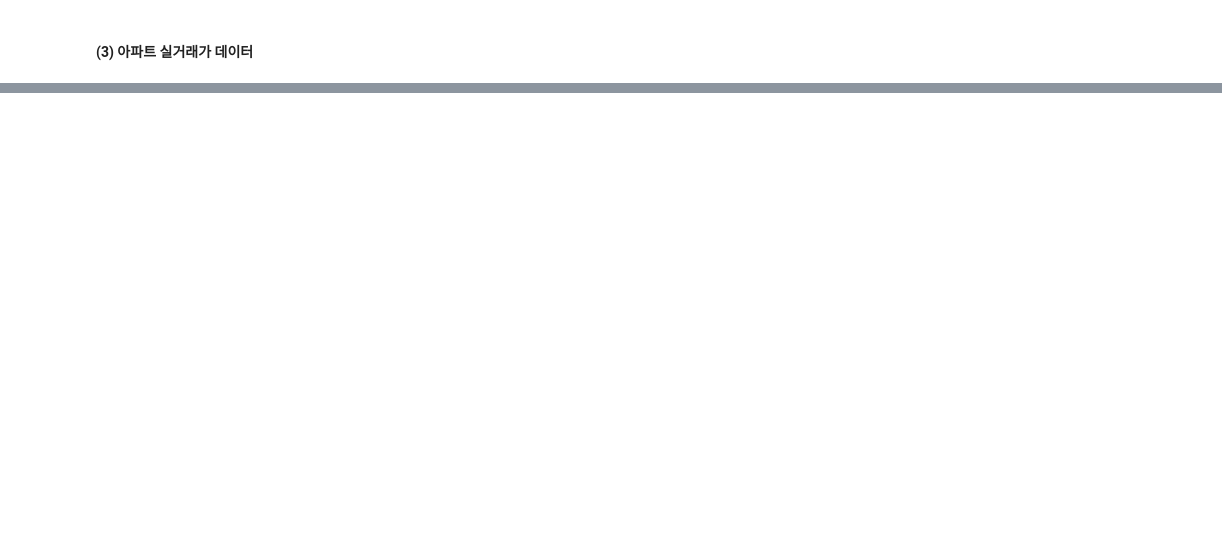
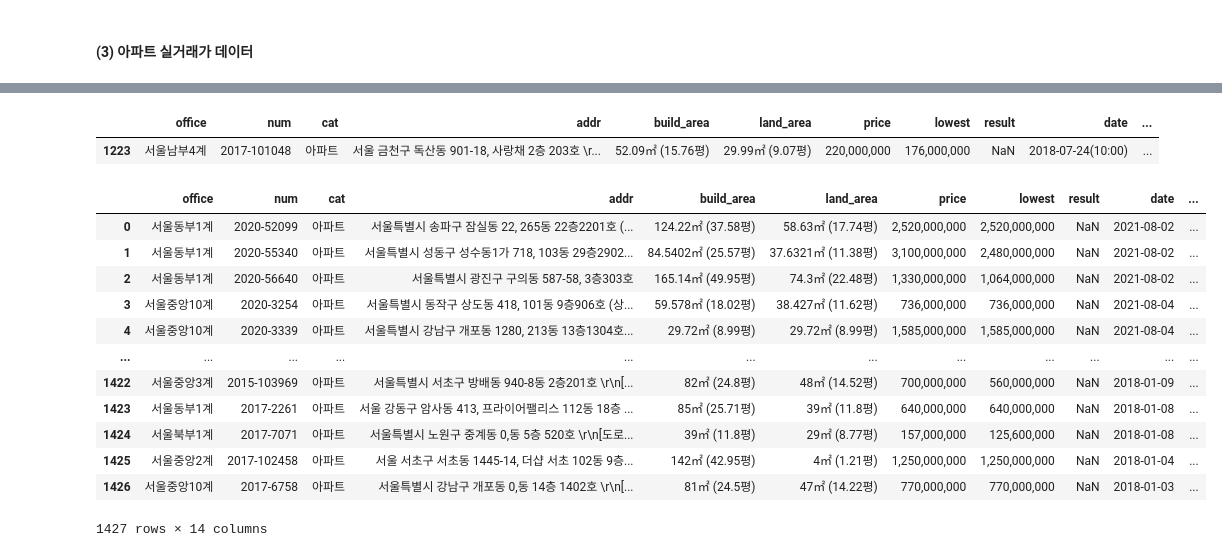
Before and after one commit to JinsolPark/final_project, a Jupyter notebook: jspark/01_데이터 준비.ipynb, the cells around one changed output, grey strips where cells are left out. Saved outputs shown, nothing was run; the diff lists cells and outputs as text; code cells hidden in the pictures; blank space fills up the shorter version.

```diff
--- a/jspark/01_데이터 준비.ipynb
+++ b/jspark/01_데이터 준비.ipynb
@@ -258,0 +1011,28 @@ from glob import glob
+# %%
+df1 = pd.read_csv("data/auction/부동산경매데이터_전체.csv")
+df2 = pd.read_csv("data/transaction/실거래가_전체.csv")
+# %%
+df1.loc[(df1.num=="2017-101048"),:]
+# %% [output]
+|  | office | num | cat | addr | build_area | land_area | price | lowest | result | date | ... |
+| 1223 | 서울남부4계 | 2017-101048 | 아파트 | 서울 금천구 독산동 901-18, 사랑채 2층 203호 \r... | 52.09㎡ (15.76평) | 29.99㎡ (9.07평) | 220,000,000 | 176,000,000 | NaN | 2018-07-24(10:00) | ... |
+# %%
+df1["date"] = df1.date.str.split("(").str[0]
+# %%
+auct = df1.loc[(df1["date"]>="2018-01-01"),:]
+# %%
+auct
+# %% [output]
+|  | office | num | cat | addr | build_area | land_area | price | lowest | result | date | ... |
+| 0 | 서울동부1계 | 2020-52099 | 아파트 | 서울특별시 송파구 잠실동 22, 265동 22층2201호 (... | 124.22㎡ (37.58평) | 58.63㎡ (17.74평) | 2,520,000,000 | 2,520,000,000 | NaN | 2021-08-02 | ... |
+| 1 | 서울동부1계 | 2020-55340 | 아파트 | 서울특별시 성동구 성수동1가 718, 103동 29층2902... | 84.5402㎡ (25.57평) | 37.6321㎡ (11.38평) | 3,100,000,000 | 2,480,000,000 | NaN | 2021-08-02 | ... |
+| 2 | 서울동부1계 | 2020-56640 | 아파트 | 서울특별시 광진구 구의동 587-58, 3층303호 | 165.14㎡ (49.95평) | 74.3㎡ (22.48평) | 1,330,000,000 | 1,064,000,000 | NaN | 2021-08-02 | ... |
+| 3 | 서울중앙10계 | 2020-3254 | 아파트 | 서울특별시 동작구 상도동 418, 101동 9층906호 (상... | 59.578㎡ (18.02평) | 38.427㎡ (11.62평) | 736,000,000 | 736,000,000 | NaN | 2021-08-04 | ... |
+| 4 | 서울중앙10계 | 2020-3339 | 아파트 | 서울특별시 강남구 개포동 1280, 213동 13층1304호... | 29.72㎡ (8.99평) | 29.72㎡ (8.99평) | 1,585,000,000 | 1,585,000,000 | NaN | 2021-08-04 | ... |
+| ... | ... | ... | ... | ... | ... | ... | ... | ... | ... | ... | ... |
+| 1422 | 서울중앙3계 | 2015-103969 | 아파트 | 서울특별시 서초구 방배동 940-8동 2층201호 \r\n[... | 82㎡ (24.8평) | 48㎡ (14.52평) | 700,000,000 | 560,000,000 | NaN | 2018-01-09 | ... |
+| 1423 | 서울동부1계 | 2017-2261 | 아파트 | 서울 강동구 암사동 413, 프라이어팰리스 112동 18층 ... | 85㎡ (25.71평) | 39㎡ (11.8평) | 640,000,000 | 640,000,000 | NaN | 2018-01-08 | ... |
+| 1424 | 서울북부1계 | 2017-7071 | 아파트 | 서울특별시 노원구 중계동 0,동 5층 520호 \r\n[도로... | 39㎡ (11.8평) | 29㎡ (8.77평) | 157,000,000 | 125,600,000 | NaN | 2018-01-08 | ... |
+| 1425 | 서울중앙2계 | 2017-102458 | 아파트 | 서울 서초구 서초동 1445-14, 더샵 서초 102동 9층... | 142㎡ (42.95평) | 4㎡ (1.21평) | 1,250,000,000 | 1,250,000,000 | NaN | 2018-01-04 | ... |
+| 1426 | 서울중앙10계 | 2017-6758 | 아파트 | 서울특별시 강남구 개포동 0,동 14층 1402호 \r\n[... | 81㎡ (24.5평) | 47㎡ (14.22평) | 770,000,000 | 770,000,000 | NaN | 2018-01-03 | ... |
+1427 rows × 14 columns
```
Also changed, not shown: parts of 86 cells of this notebook, 6 other files.
